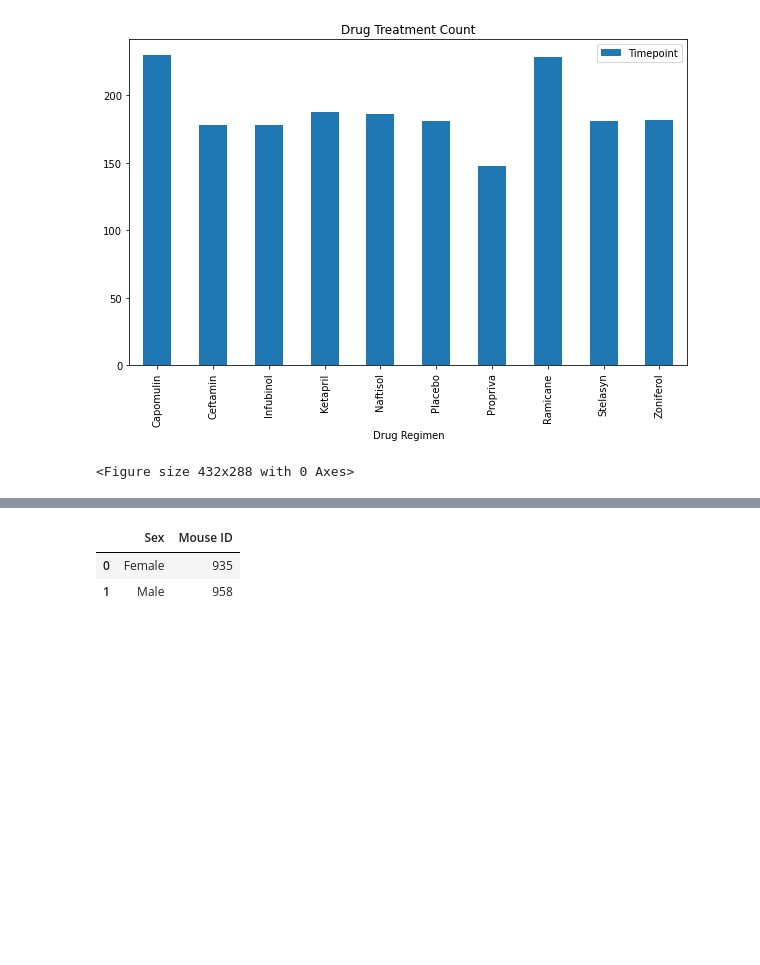
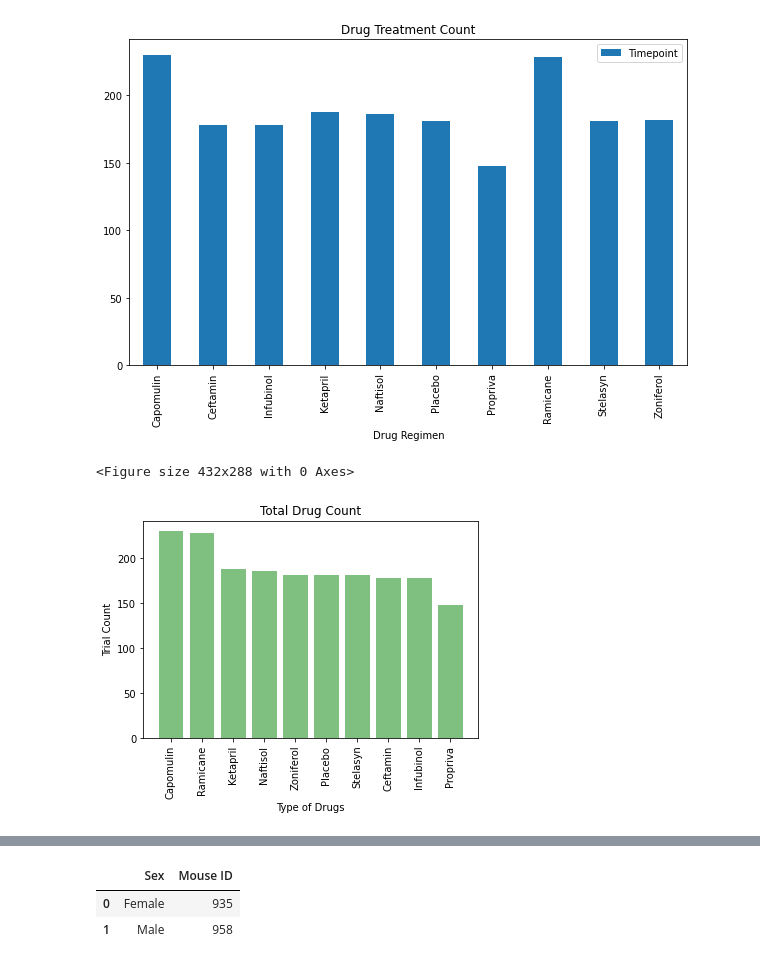
Before and after one commit to LiteshSamji/Matplotlib-Pymaceuticals, a Jupyter notebook: pymaceuticals_starter.ipynb, the cells around one changed output, grey strips where cells are left out. Saved outputs shown, nothing was run; the diff lists cells and outputs as text; code cells hidden in the pictures; blank space fills up the shorter version.

```diff
--- a/pymaceuticals_starter.ipynb
+++ b/pymaceuticals_starter.ipynb
@@ -130,2 +128,23 @@ plt.tight_layout()
+# %%
+# Generate a bar plot showing the total number of timepoints for all mice tested for each drug regimen using pyplot.
+drug_counts= clean_df["Drug Regimen"].value_counts()
+
+#Creating variables for my axis
+y_axis=drug_counts.values
+x_axis=np.arange(0,len(y_axis),1)
+x_drugs=drug_counts.index
+
+#Needs to be matplotlib
+plt.bar(x_drugs, y_axis, color='g', alpha=0.5, align= "center", width= .8)
+
+#Formatting
+plt.ylabel("Trial Count")
+plt.xlabel("Type of Drugs")
+plt.title("Total Drug Count")
+plt.xticks(rotation=90)
+
+plt.show()
+# %% [output]
+[figure, added]
 # %%
 # Generate a pie plot showing the distribution of female versus male mice using Pandas
```
Also changed, not shown: parts of 12 cells of this notebook.
